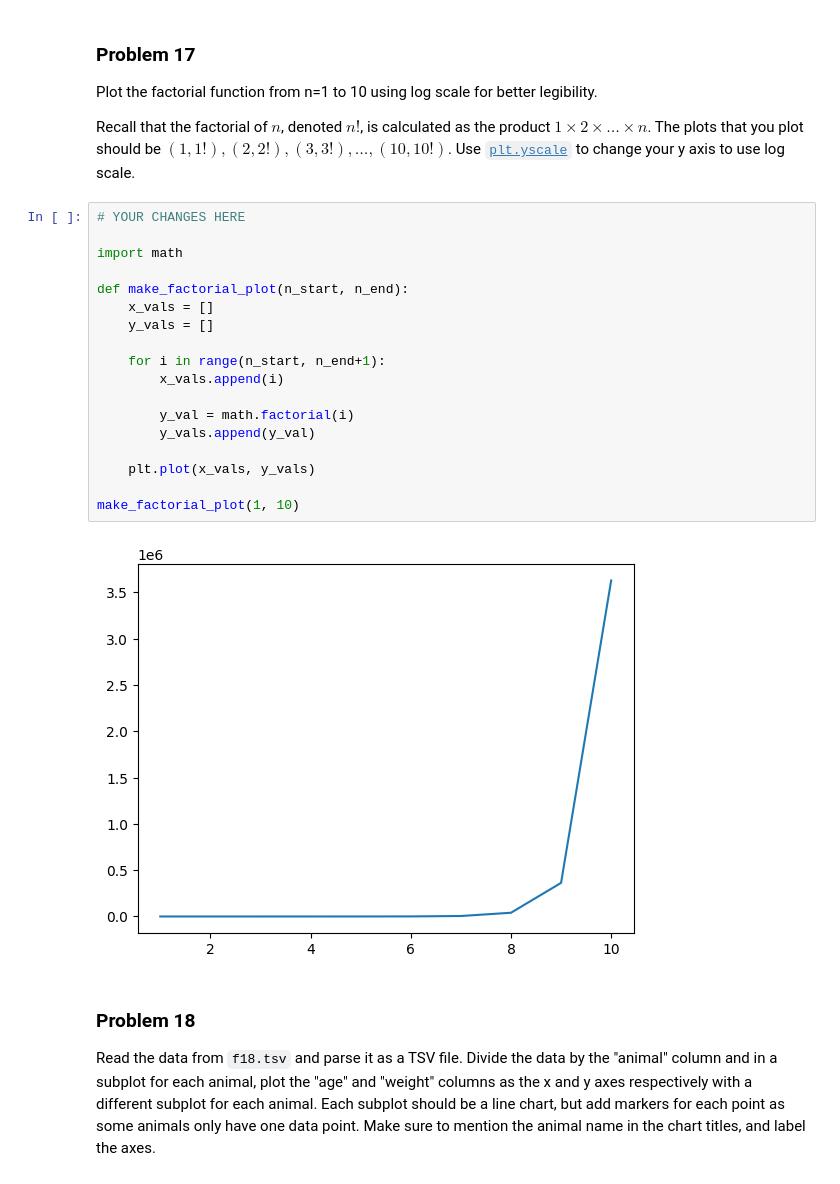
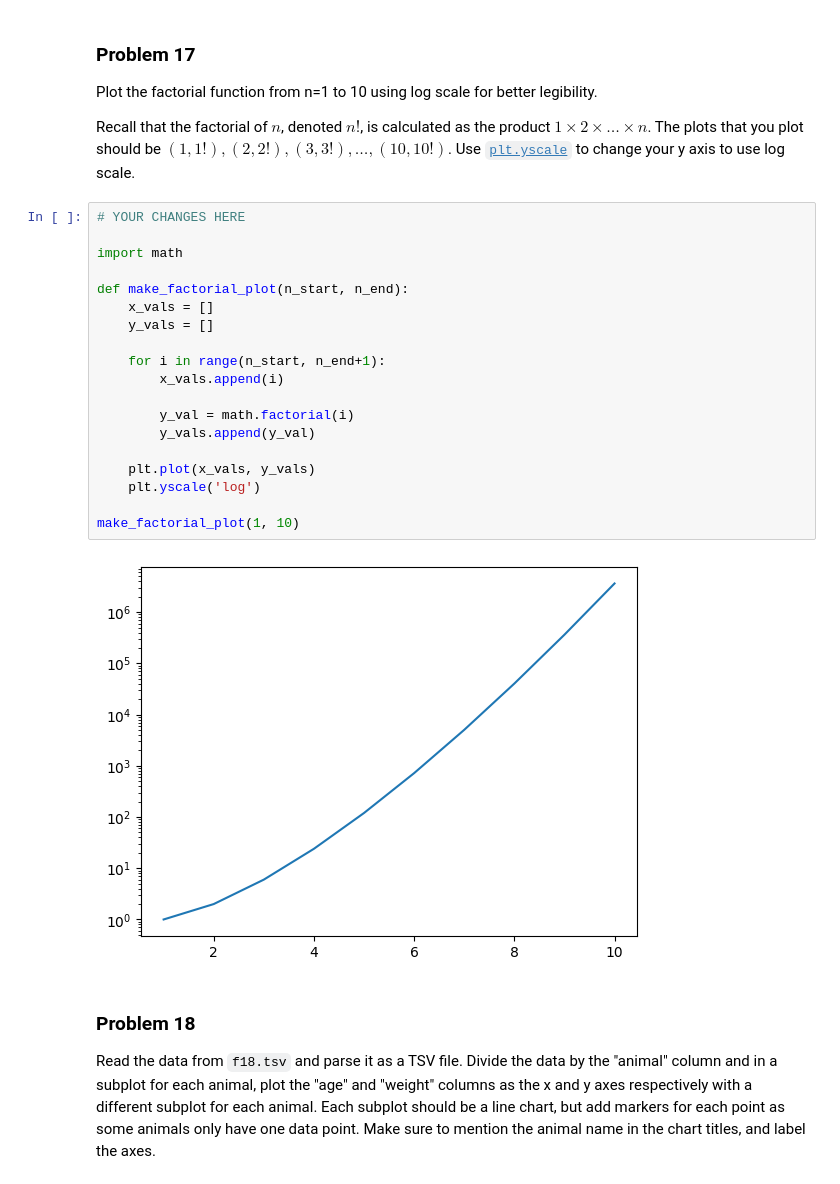
Before and after one commit to jchen8001/dx602-homework-05, a Jupyter notebook: homework.ipynb, the cells around one changed output. Saved outputs shown, nothing was run; the diff lists cells and outputs as text.

```diff
--- a/homework.ipynb
+++ b/homework.ipynb
@@ -446,23 +456,24 @@ Use [`plt.yscale`](https://matplotlib.org/stable/api/_as_gen/matplotlib.pyplot.y
 # %%
 # YOUR CHANGES HERE
 
 import math
 
 def make_factorial_plot(n_start, n_end):
     x_vals = []
     y_vals = []
 
     for i in range(n_start, n_end+1):
         x_vals.append(i)
 
         y_val = math.factorial(i)
         y_vals.append(y_val)
 
     plt.plot(x_vals, y_vals)
+    plt.yscale('log')
 
 make_factorial_plot(1, 10)
 # %% [output]
-[figure, old version]
+[figure, new version]
 # %% [markdown]
 ### Problem 18
 
```
Also changed, not shown: parts of 5 cells of this notebook.
